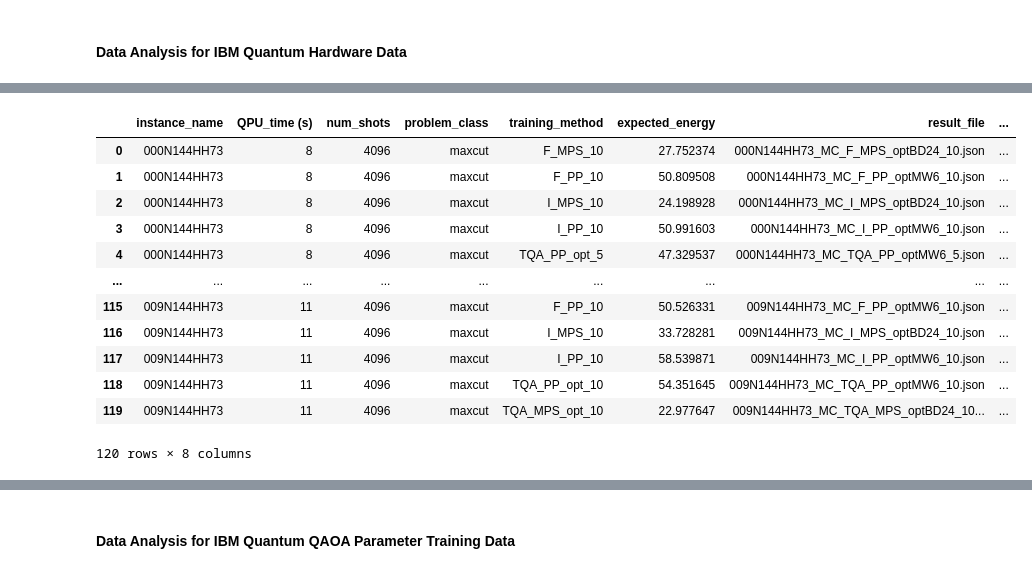
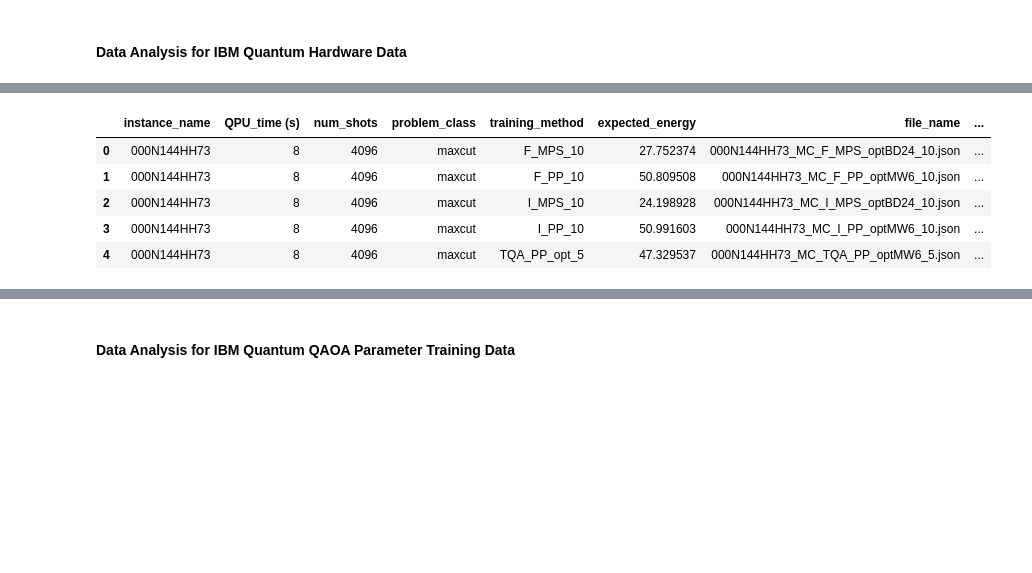
Before and after one commit to bernalde/stochastic-benchmark, a Jupyter notebook: examples/IBM_QAOA/notebooks/Analysis.ipynb, the cells around one changed output, grey strips where cells are left out. Cells and saved outputs as stored; diff of their text form; code cells hidden in the pictures; blank space fills up the shorter version.

```diff
--- a/examples/IBM_QAOA/notebooks/Analysis.ipynb
+++ b/examples/IBM_QAOA/notebooks/Analysis.ipynb
@@ -78,13 +112,18 @@ all_data_dicts_hardware = []
 
 for object in all_instances_data_hardware:
     data_dict_hardware = {
-
-        "instance_name" : object.instance_name,
-        "QPU_time (s)" : object.QPU_time,
-        "num_shots" : object.num_shots,
-        "problem_class" : object.problem_class,
-        "training_method" : object.training_method,
-        "expected_energy" : object.expected_energy,
-        "result_file" : object.result_file
+    "instance_name": object.instance_name,
+    "QPU_time (s)": object.QPU_time,
+    "num_shots": object.num_shots,
+    "problem_class": object.problem_class,
+    "training_method": object.training_method,
+    "expected_energy": object.expected_energy,
+    "file_name": object.file_name,
+    "job_p": object.job_p,
+    "training_p": object.training_p,
+    "counts": object.counts,
     }
     all_data_dicts_hardware.append(data_dict_hardware)
+
+# Creata a DataFrame to document the extracted raw hardware data
+df_hardware = pd.DataFrame(all_data_dicts_hardware)
@@ -109,31 +130,24 @@ print(df_hardware.head())
 # %%
 # Compute approximation ratio for each object and append to the DataFrame
 minmax_cache = {} # Since the same instance is present in multiple rows of the DataFrame, just load and store it once
 approximation_ratio = []
 
 for _, row in df_hardware.iterrows():
-    instance_name = row["instance_name"]
+    file_name = row["file_name"]
     energy = row["expected_energy"]
-    instance = instance_name[:3]
-    if instance not in minmax_cache:
-        minmax_instance_path = get_minmax(minmax_path, graph_type, instance, num_nodes) # Extract specific minmax_instance path
-        minmax_cache[instance] = extract_minmax_args(minmax_instance_path) # Cache args for the speciic instance
-    min_cut, max_cut, sum_weights = minmax_cache[instance] # Extract minmax args for the specific instance
+    instance_number = file_name[:3]
+    if instance_number not in minmax_cache:
+        minmax_instance_path = get_minmax(minmax_path, graph_type, instance_number, num_nodes) # Extract specific minmax_instance path
+        minmax_cache[instance_number] = extract_minmax_args(minmax_instance_path) # Cache args for the speciic instance
+    min_cut, max_cut, sum_weights = minmax_cache[instance_number] # Extract minmax args for the specific instance
     approximation_ratio.append(maxcut_approximation_ratio(min_cut, max_cut, sum_weights, energy)) # Evlaute approximation ratio for that row
 df_hardware["approximation_ratio"] = approximation_ratio
 
-display(df_hardware)
+display(df_hardware.head())
 # %% [output]
-|  | instance_name | QPU_time (s) | num_shots | problem_class | training_method | expected_energy | result_file | ... |
+|  | instance_name | QPU_time (s) | num_shots | problem_class | training_method | expected_energy | file_name | ... |
 | 0 | 000N144HH73 | 8 | 4096 | maxcut | F_MPS_10 | 27.752374 | 000N144HH73_MC_F_MPS_optBD24_10.json | ... |
 | 1 | 000N144HH73 | 8 | 4096 | maxcut | F_PP_10 | 50.809508 | 000N144HH73_MC_F_PP_optMW6_10.json | ... |
 | 2 | 000N144HH73 | 8 | 4096 | maxcut | I_MPS_10 | 24.198928 | 000N144HH73_MC_I_MPS_optBD24_10.json | ... |
 | 3 | 000N144HH73 | 8 | 4096 | maxcut | I_PP_10 | 50.991603 | 000N144HH73_MC_I_PP_optMW6_10.json | ... |
 | 4 | 000N144HH73 | 8 | 4096 | maxcut | TQA_PP_opt_5 | 47.329537 | 000N144HH73_MC_TQA_PP_optMW6_5.json | ... |
-| ... | ... | ... | ... | ... | ... | ... | ... | ... |
-| 115 | 009N144HH73 | 11 | 4096 | maxcut | F_PP_10 | 50.526331 | 009N144HH73_MC_F_PP_optMW6_10.json | ... |
-| 116 | 009N144HH73 | 11 | 4096 | maxcut | I_MPS_10 | 33.728281 | 009N144HH73_MC_I_MPS_optBD24_10.json | ... |
-| 117 | 009N144HH73 | 11 | 4096 | maxcut | I_PP_10 | 58.539871 | 009N144HH73_MC_I_PP_optMW6_10.json | ... |
-| 118 | 009N144HH73 | 11 | 4096 | maxcut | TQA_PP_opt_10 | 54.351645 | 009N144HH73_MC_TQA_PP_optMW6_10.json | ... |
-| 119 | 009N144HH73 | 11 | 4096 | maxcut | TQA_MPS_opt_10 | 22.977647 | 009N144HH73_MC_TQA_MPS_optBD24_10... | ... |
-120 rows × 8 columns
```
Also changed, not shown: parts of 21 cells of this notebook, 6 other files.
